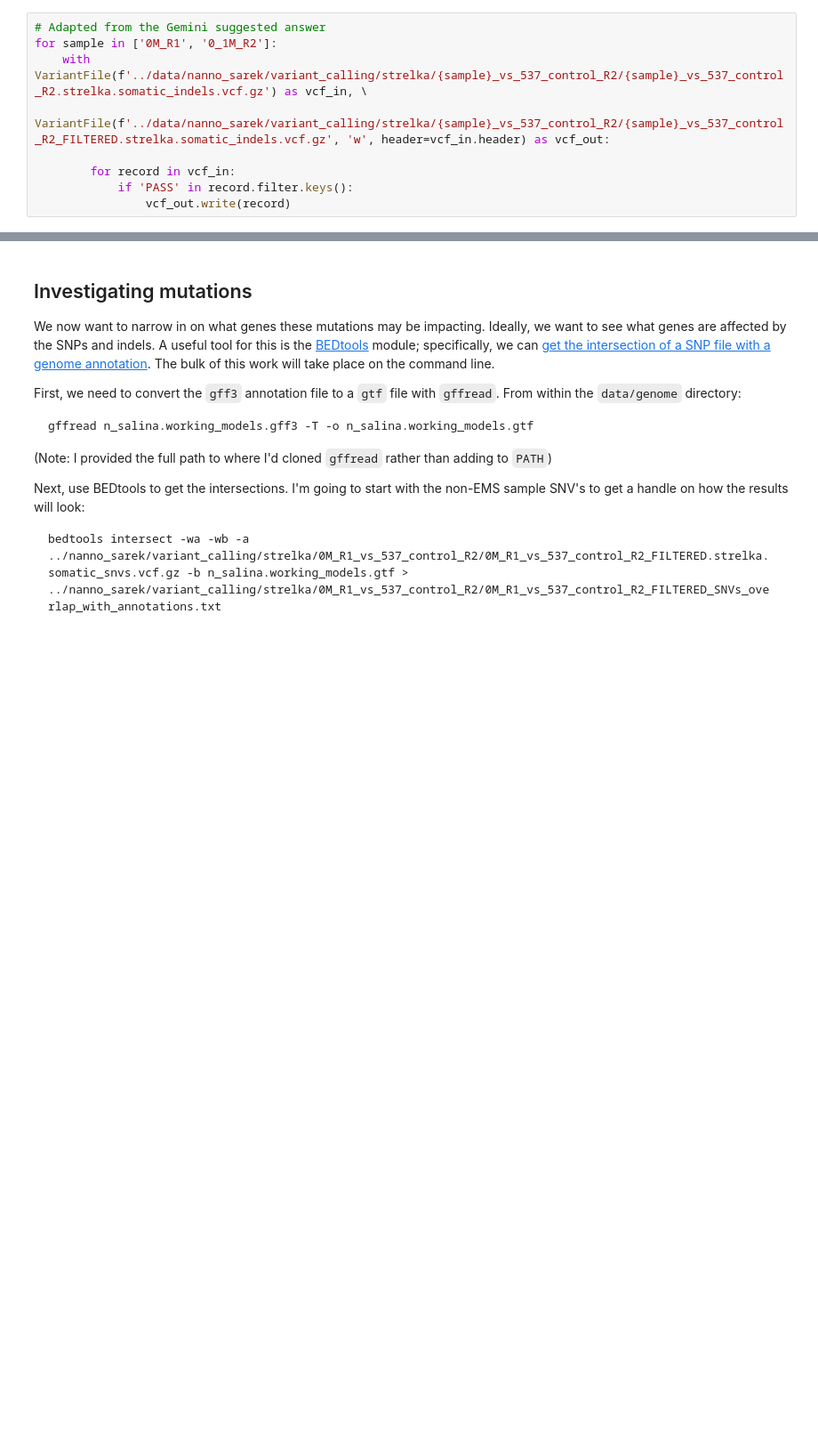
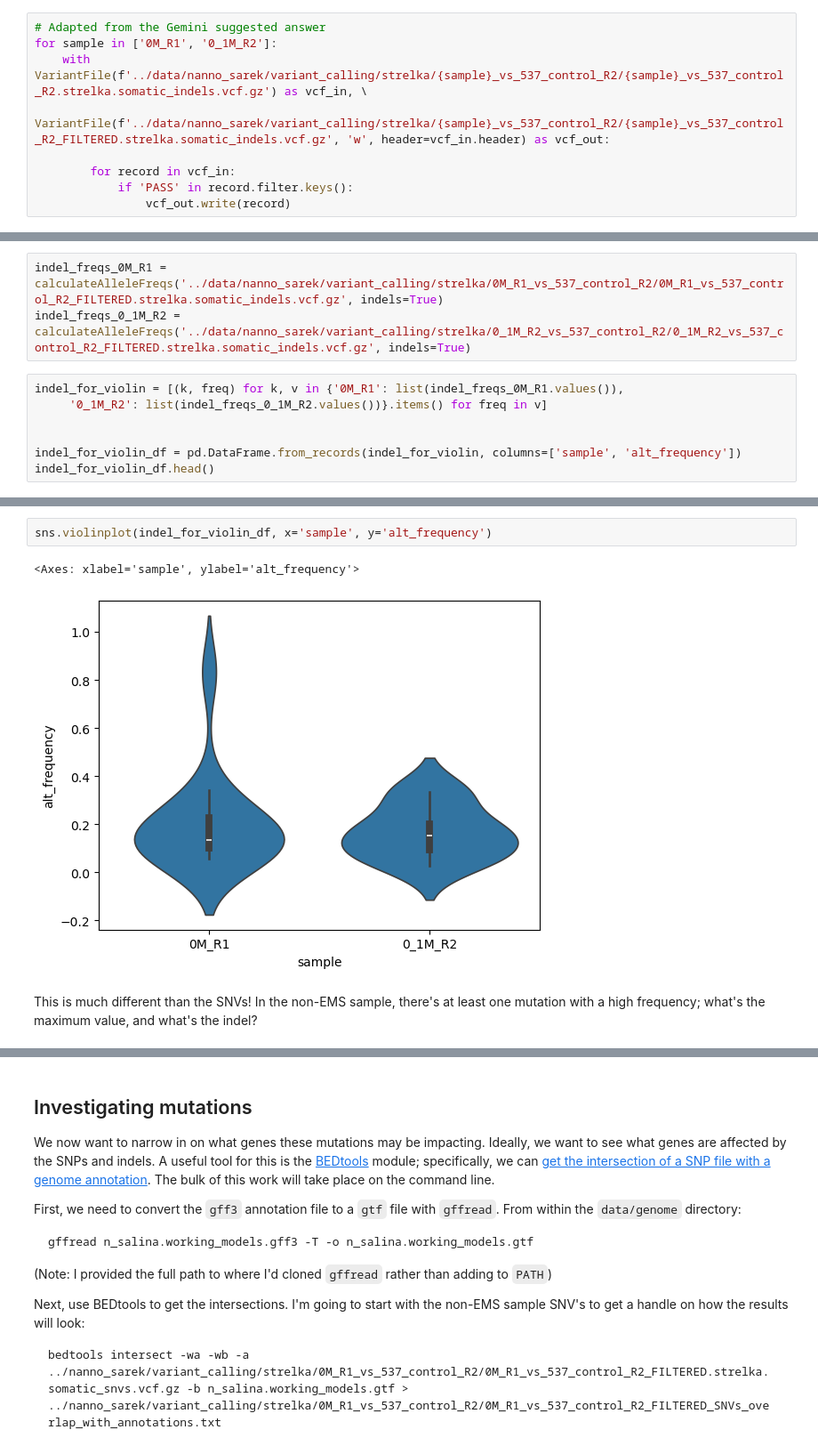
Before and after one commit to serenalotreck/evolved-nanno, a Jupyter notebook: notebooks/variant_exploration.ipynb, the cells around one changed output, grey strips where cells are left out. Shown at 89% size. Saved outputs shown, nothing was run; the diff lists cells and outputs as text; blank space fills up the shorter version.

```diff
--- a/notebooks/variant_exploration.ipynb
+++ b/notebooks/variant_exploration.ipynb
@@ -190,0 +276,10 @@ for sample in ['0M_R1', '0_1M_R2']:
+# %%
+indel_freqs_0M_R1 = calculateAlleleFreqs('../data/nanno_sarek/variant_calling/strelka/0M_R1_vs_537_control_R2/0M_R1_vs_537_control_R2_FILTERED.strelka.somatic_indels.vcf.gz', indels=True)
+indel_freqs_0_1M_R2 = calculateAlleleFreqs('../data/nanno_sarek/variant_calling/strelka/0_1M_R2_vs_537_control_R2/0_1M_R2_vs_537_control_R2_FILTERED.strelka.somatic_indels.vcf.gz', indels=True)
+# %%
+indel_for_violin = [(k, freq) for k, v in {'0M_R1': list(indel_freqs_0M_R1.values()),
+     '0_1M_R2': list(indel_freqs_0_1M_R2.values())}.items() for freq in v]
+
+
+indel_for_violin_df = pd.DataFrame.from_records(indel_for_violin, columns=['sample', 'alt_frequency'])
+indel_for_violin_df.head()
@@ -190,0 +293,7 @@ for sample in ['0M_R1', '0_1M_R2']:
+# %%
+sns.violinplot(indel_for_violin_df, x='sample', y='alt_frequency')
+# %% [output]
+<Axes: xlabel='sample', ylabel='alt_frequency'>
+[figure, added]
+# %% [markdown]
+This is much different than the SNVs! In the non-EMS sample, there's at least one mutation with a high frequency; what's the maximum value, and what's the indel?
```
Also changed, not shown: parts of 58 cells of this notebook.
